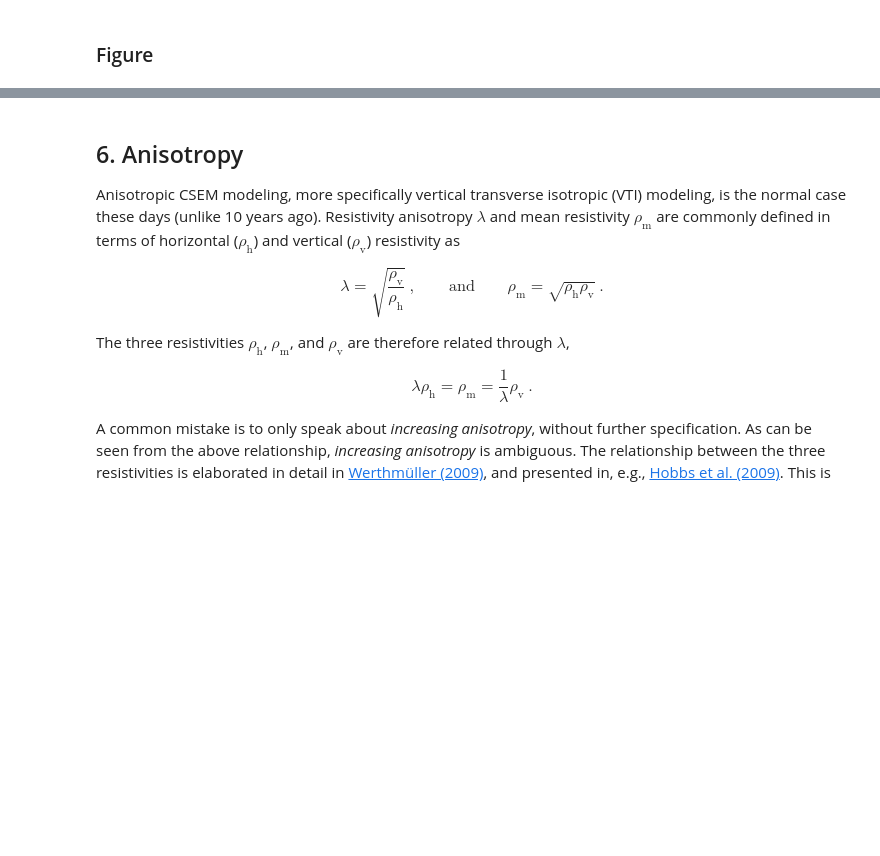
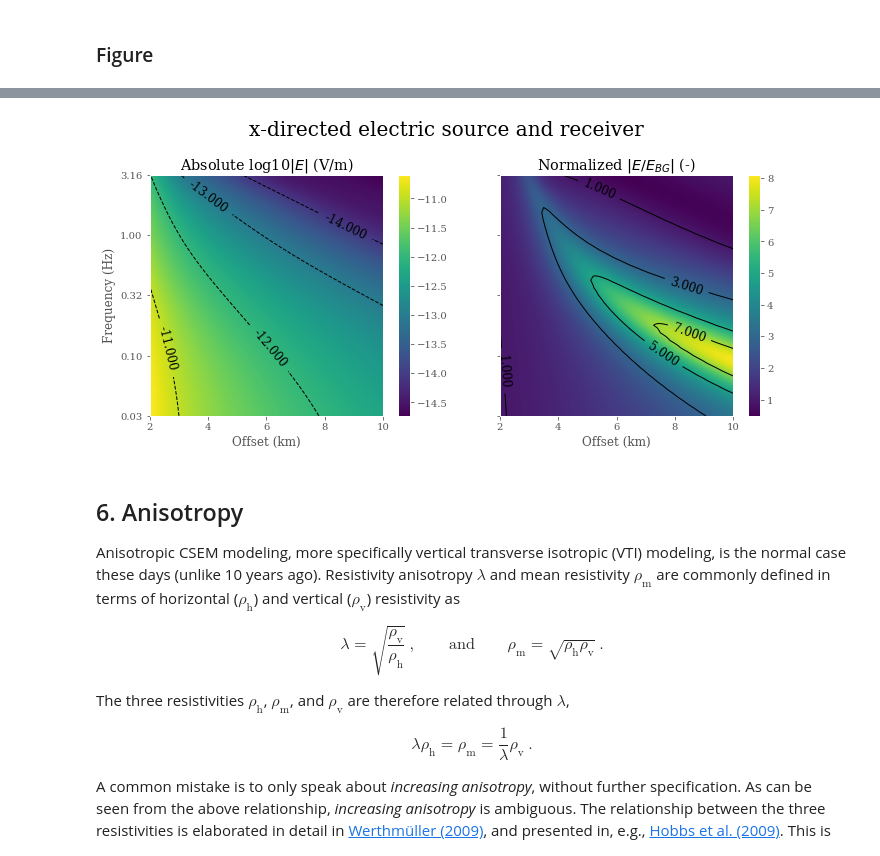
Before and after one commit to seg/tutorials-2017, a Jupyter notebook: 1704_Getting_started_with_CSEM/Notebook.ipynb, the cells around one changed output, grey strips where cells are left out. Drawn from its saved outputs; the diff is of its cells as text; code cells hidden in the pictures; blank space fills up the shorter version.

```diff
--- a/1704_Getting_started_with_CSEM/Notebook.ipynb
+++ b/1704_Getting_started_with_CSEM/Notebook.ipynb
@@ -440,7 +437,7 @@ plt.clabel(CS, inline=1, fontsize=12)
 
 # Some figure settings (title, labels, etc)
 plt.grid('off')
-plt.title(r'Normalized $|E/E_\text{BG}|$ (-)')
+plt.title(r'Normalized $|E/E_{BG}|$ (-)')
 plt.ylim([lfreq[0], lfreq[-1]])
 plt.xlim([off5[0]/1000, off5[-1]/1000])
 plt.xlabel('Offset (km)')
@@ -454,3 +449,4 @@ plt.show()
+[figure, added]
 # %% [markdown]
 ## 6. Anisotropy
 
```
Also changed, not shown: parts of 14 cells of this notebook.
